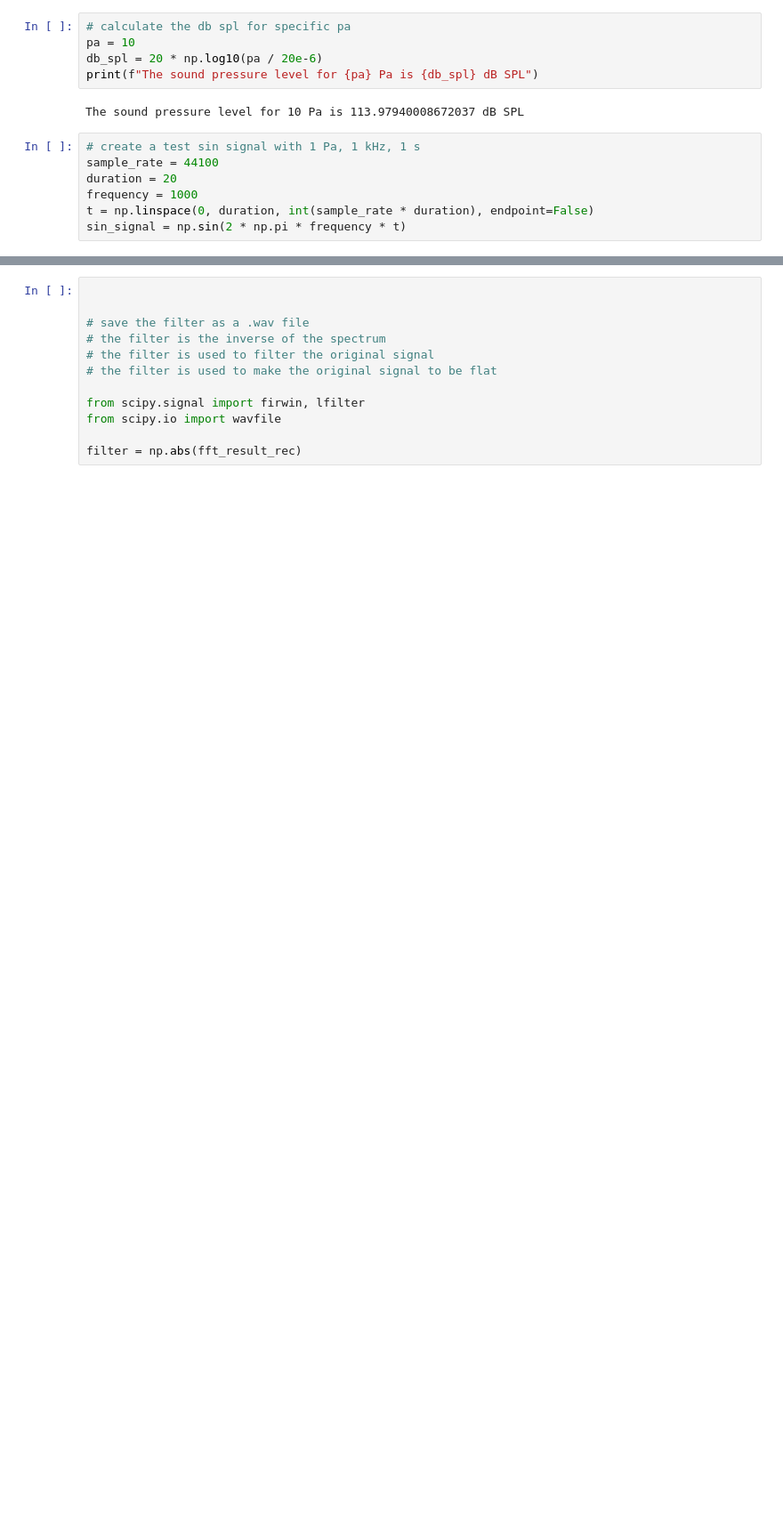
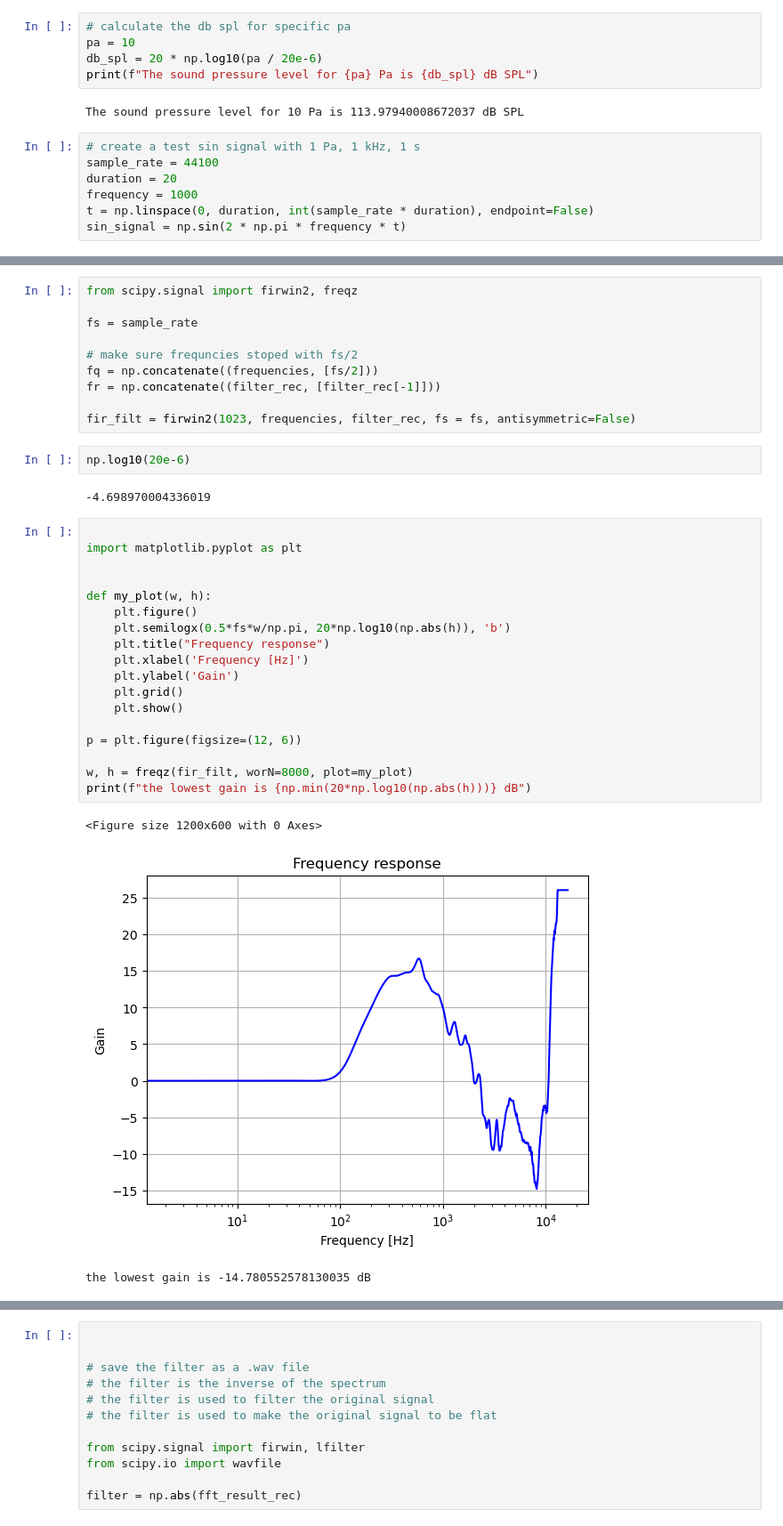
Before and after one commit to 1ieng2en/3d_beamforming, a Jupyter notebook: Measurement.ipynb, the cells around one changed output, grey strips where cells are left out. Shown at 89% size. Drawn from its saved outputs; the diff is of its cells as text; blank space fills up the shorter version.

```diff
--- a/Measurement.ipynb
+++ b/Measurement.ipynb
@@ -278,0 +302,36 @@ plt.show()
+# %%
+from scipy.signal import firwin2, freqz
+
+fs = sample_rate
+
+# make sure frequncies stoped with fs/2
+fq = np.concatenate((frequencies, [fs/2]))
+fr = np.concatenate((filter_rec, [filter_rec[-1]]))
+
+fir_filt = firwin2(1023, frequencies, filter_rec, fs = fs, antisymmetric=False)
+# %%
+np.log10(20e-6)
+# %% [output]
+-4.698970004336019
+# %%
+
+import matplotlib.pyplot as plt
+
+
+def my_plot(w, h):
+    plt.figure()
+    plt.semilogx(0.5*fs*w/np.pi, 20*np.log10(np.abs(h)), 'b')
+    plt.title("Frequency response")
+    plt.xlabel('Frequency [Hz]')
+    plt.ylabel('Gain')
+    plt.grid()
+    plt.show()
+
+p = plt.figure(figsize=(12, 6))
+
+w, h = freqz(fir_filt, worN=8000, plot=my_plot)
+print(f"the lowest gain is {np.min(20*np.log10(np.abs(h)))} dB")
+# %% [output]
+<Figure size 1200x600 with 0 Axes>
+[figure, added]
+the lowest gain is -14.780552578130035 dB
```
Also changed, not shown: parts of 12 cells of this notebook.
